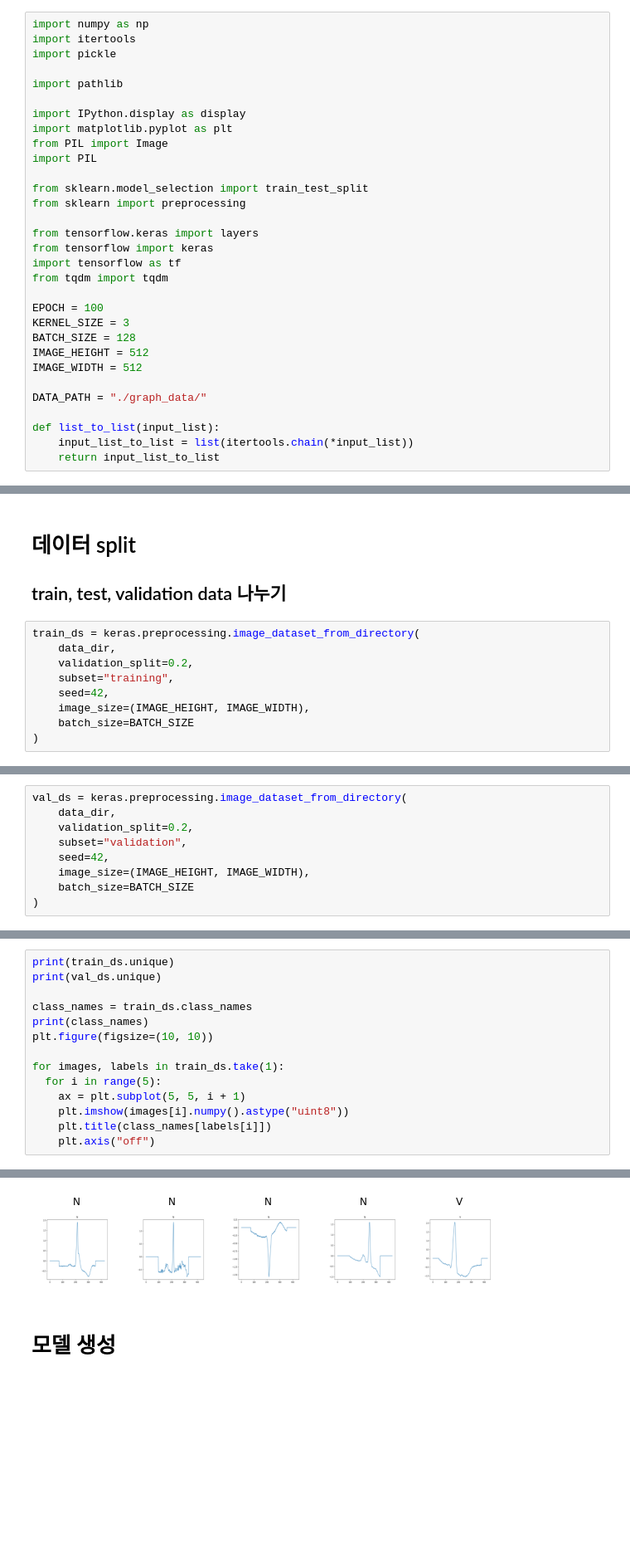
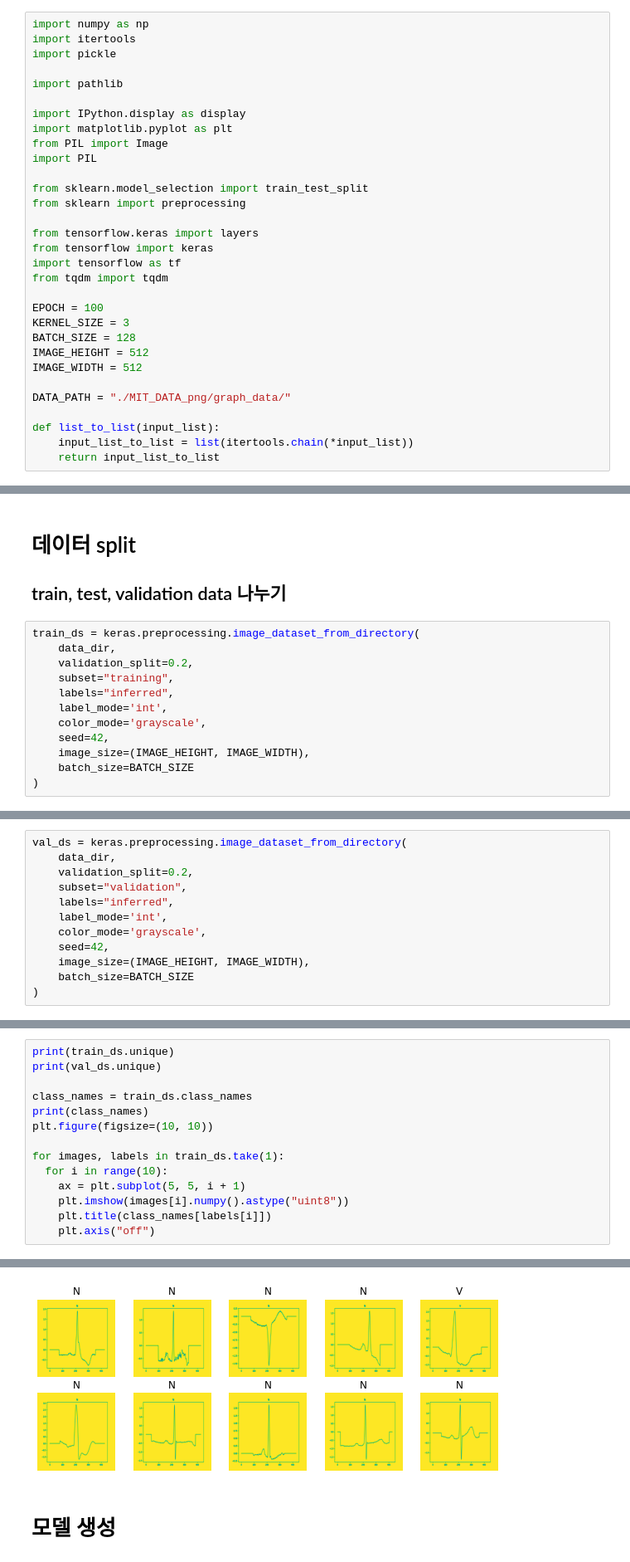
Before and after one commit to project2you/2d_cnn_ecg, a Jupyter notebook: tf_model.ipynb, the cells around one changed output, grey strips where cells are left out. Shown: that part at 83% size. Saved outputs shown, nothing was run; the diff lists cells and outputs as text; blank space fills up the shorter version.

```diff
--- a/tf_model.ipynb
+++ b/tf_model.ipynb
@@ -40,7 +40,7 @@ BATCH_SIZE = 128
 IMAGE_HEIGHT = 512
 IMAGE_WIDTH = 512
 
-DATA_PATH = "./graph_data/"
+DATA_PATH = "./MIT_DATA_png/graph_data/"
 
 def list_to_list(input_list):
     input_list_to_list = list(itertools.chain(*input_list))
@@ -70,6 +70,9 @@ train_ds = keras.preprocessing.image_dataset_from_directory(
     data_dir,
     validation_split=0.2,
     subset="training",
+    labels="inferred",
+    label_mode='int',
+    color_mode='grayscale',
     seed=42,
     image_size=(IMAGE_HEIGHT, IMAGE_WIDTH),
     batch_size=BATCH_SIZE
@@ -81,6 +85,9 @@ val_ds = keras.preprocessing.image_dataset_from_directory(
     data_dir,
     validation_split=0.2,
     subset="validation",
+    labels="inferred",
+    label_mode='int',
+    color_mode='grayscale',
     seed=42,
     image_size=(IMAGE_HEIGHT, IMAGE_WIDTH),
     batch_size=BATCH_SIZE
@@ -94,7 +104,7 @@ print(class_names)
 plt.figure(figsize=(10, 10))
 
 for images, labels in train_ds.take(1):
-  for i in range(5):
+  for i in range(10):
     ax = plt.subplot(5, 5, i + 1)
     plt.imshow(images[i].numpy().astype("uint8"))
     plt.title(class_names[labels[i]])
@@ -105,5 +115,5 @@ for images, labels in train_ds.take(1):
 ['F', 'N', 'Q', 'S', 'V']
-[figure, old version]
+[figure, new version]
 # %% [markdown]
 # 모델 생성
 # %%
```
Also changed, not shown: parts of 9 cells of this notebook.
